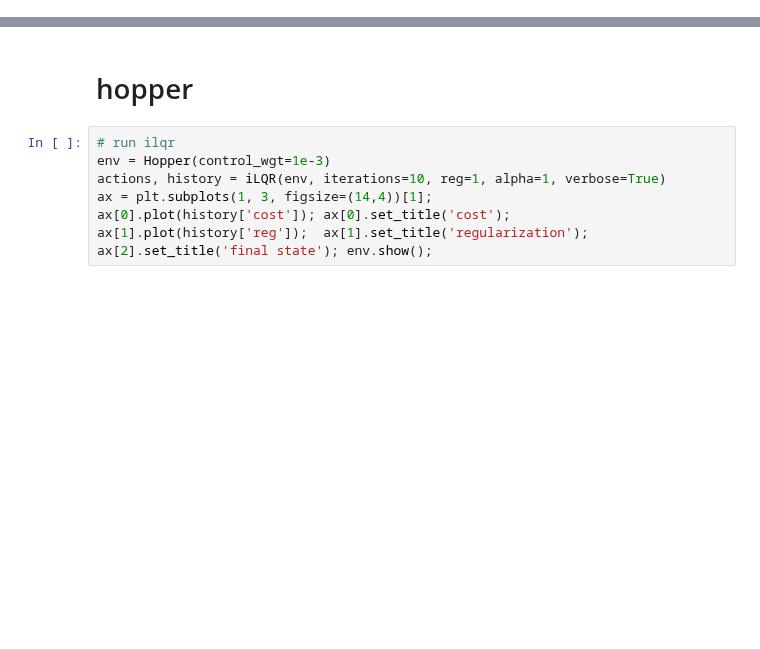
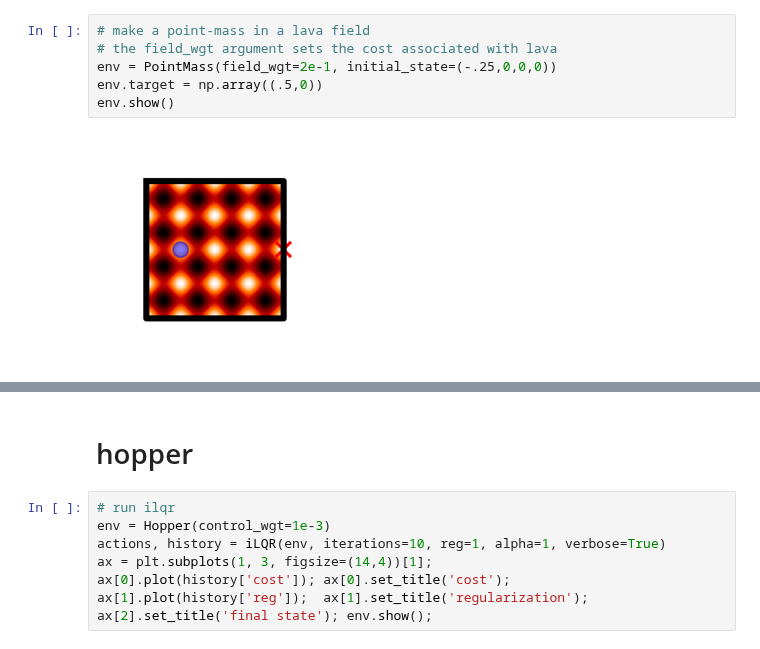
Before and after one commit to richard-warren/rl_sandbox, a Jupyter notebook: ilqr_demo.ipynb, the cells around one changed output, grey strips where cells are left out. Drawn from its saved outputs; the diff is of its cells as text; blank space fills up the shorter version.

```diff
--- a/ilqr_demo.ipynb
+++ b/ilqr_demo.ipynb
@@ -296,0 +242,8 @@ display_video(imgs, framerate=(1/env.dt))
+# %%
+# make a point-mass in a lava field
+# the field_wgt argument sets the cost associated with lava
+env = PointMass(field_wgt=2e-1, initial_state=(-.25,0,0,0))
+env.target = np.array((.5,0))
+env.show()
+# %% [output]
+[figure, added]
```
Also changed, not shown: parts of 37 cells of this notebook, 5 other files.
